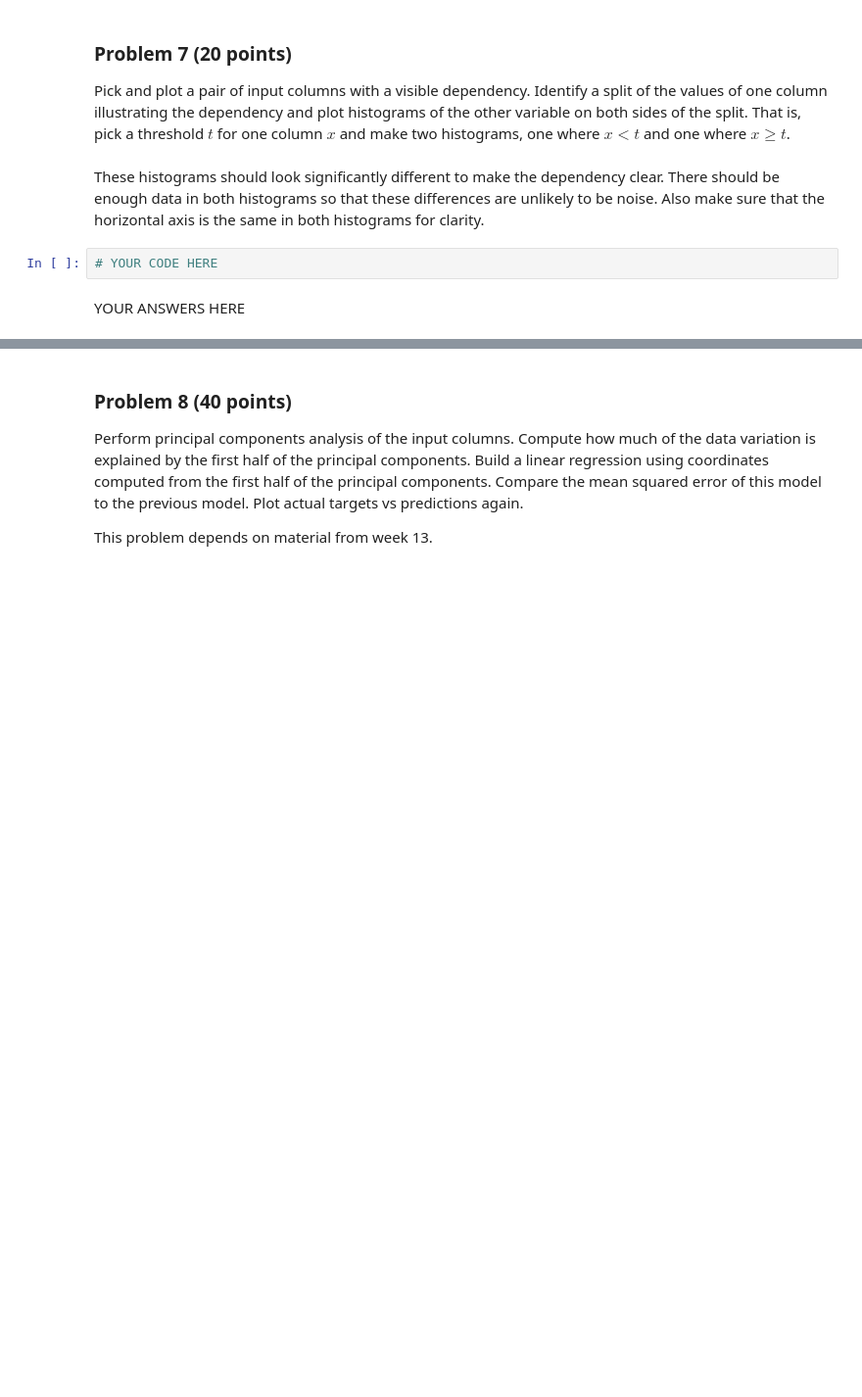
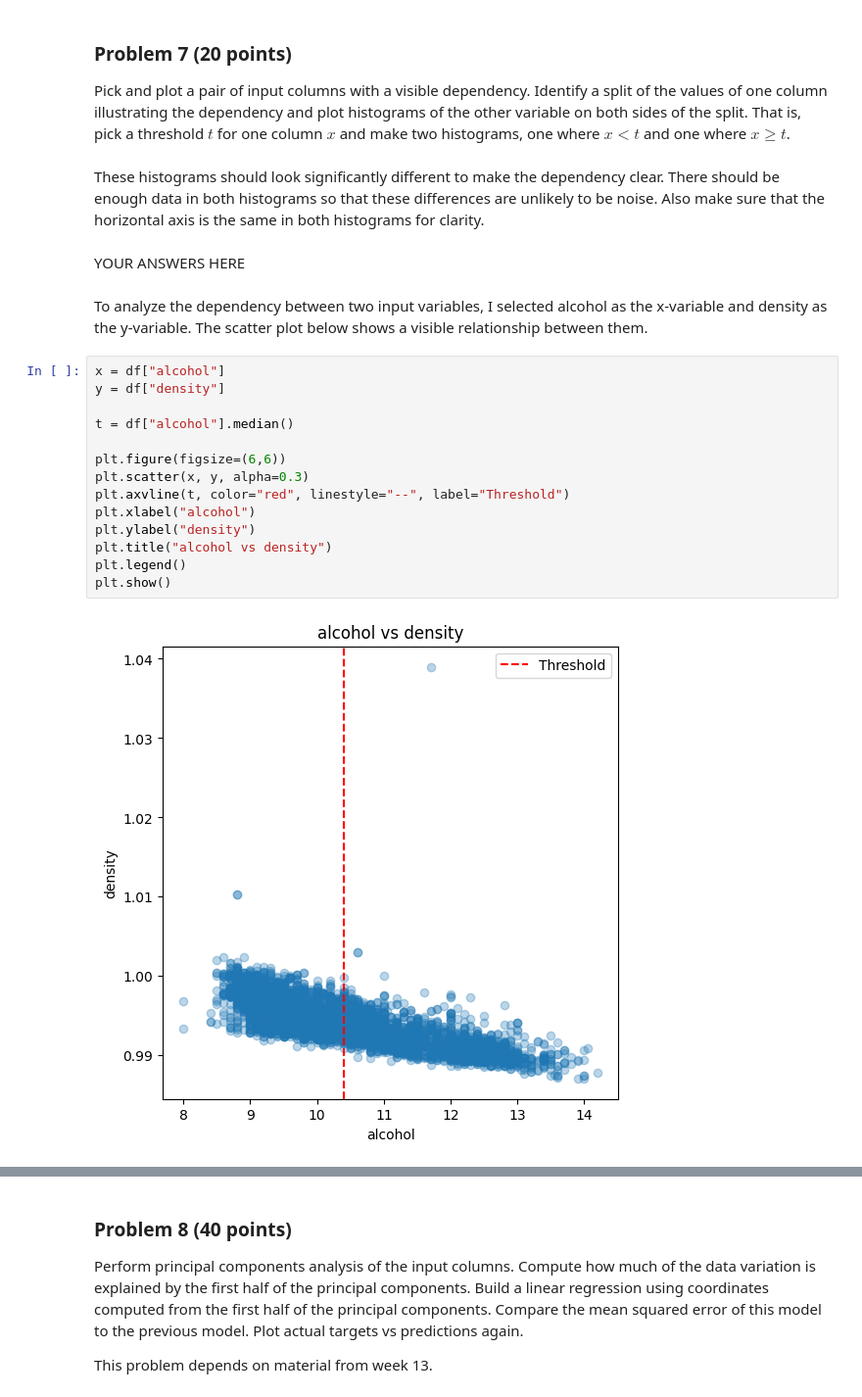
Before and after one commit to gdouek/dx601-final-project, a Jupyter notebook: project.ipynb, the cells around one changed output, grey strips where cells are left out. Shown: that part at 98% size. Drawn from its saved outputs; the diff is of its cells as text; blank space fills up the shorter version.

```diff
--- a/project.ipynb
+++ b/project.ipynb
@@ -374,7 +379,24 @@ That is, pick a threshold $t$ for one column $x$ and make two histograms, one wh
 These histograms should look significantly different to make the dependency clear.
 There should be enough data in both histograms so that these differences are unlikely to be noise.
 Also make sure that the horizontal axis is the same in both histograms for clarity.
-# %%
-# YOUR CODE HERE
 # %% [markdown]
 YOUR ANSWERS HERE
+# %% [markdown]
+To analyze the dependency between two input variables, I selected alcohol as the x-variable and density as the y-variable.
+The scatter plot below shows a visible relationship between them.
+# %%
+x = df["alcohol"]
+y = df["density"]
+
+t = df["alcohol"].median()
+
+plt.figure(figsize=(6,6))
+plt.scatter(x, y, alpha=0.3)
+plt.axvline(t, color="red", linestyle="--", label="Threshold")
+plt.xlabel("alcohol")
+plt.ylabel("density")
+plt.title("alcohol vs density")
+plt.legend()
+plt.show()
+# %% [output]
+[figure, added]
```
Also changed, not shown: parts of 14 cells of this notebook.
